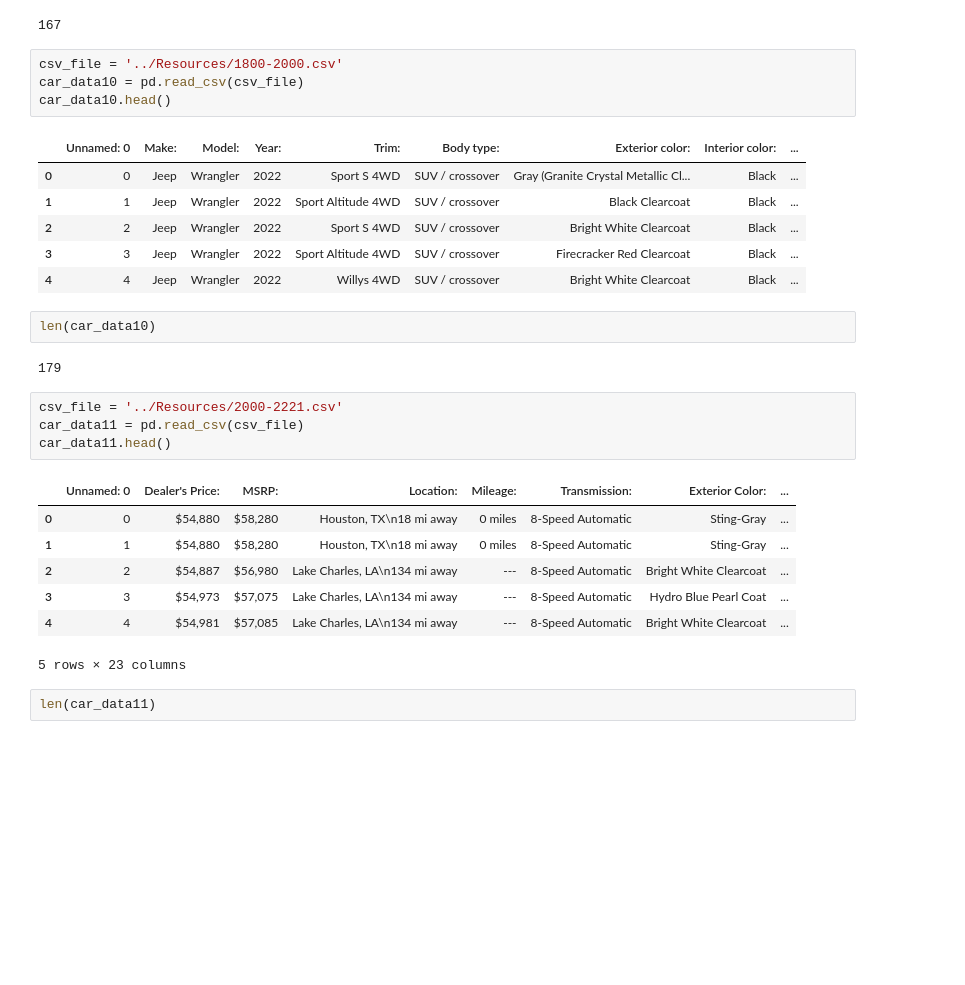
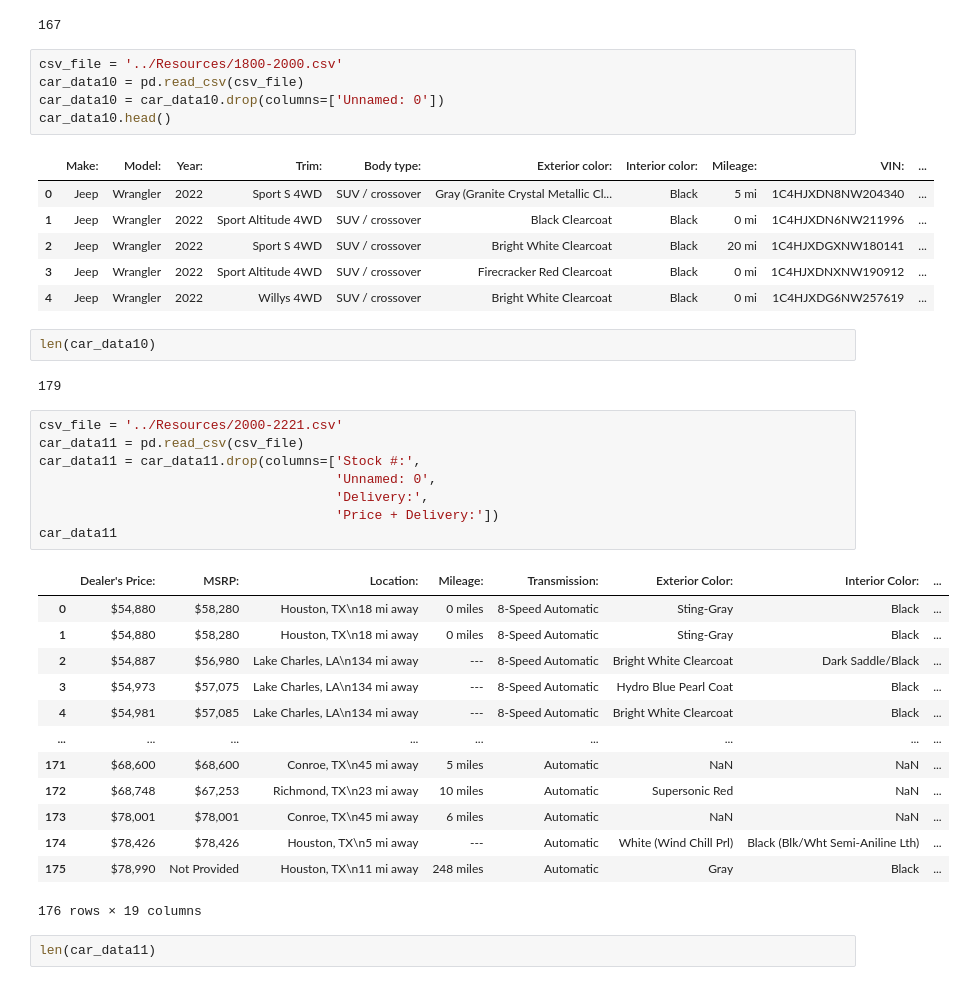
Before and after one commit to RL-Lane/Gouge, a Jupyter notebook: Notebooks/Scraping CSV's Merged.ipynb, the cells around one changed output. Drawn from its saved outputs; the diff is of its cells as text; blank space fills up the shorter version.

```diff
--- a/Notebooks/Scraping CSV's Merged.ipynb
+++ b/Notebooks/Scraping CSV's Merged.ipynb
@@ -143,14 +164,15 @@ len(car_data9)
 # %%
 csv_file = '../Resources/1800-2000.csv'
 car_data10 = pd.read_csv(csv_file)
+car_data10 = car_data10.drop(columns=['Unnamed: 0'])
 car_data10.head()
 # %% [output]
-|  | Unnamed: 0 | Make: | Model: | Year: | Trim: | Body type: | Exterior color: | Interior color: | ... |
-| 0 | 0 | Jeep | Wrangler | 2022 | Sport S 4WD | SUV / crossover | Gray (Granite Crystal Metallic Cl... | Black | ... |
-| 1 | 1 | Jeep | Wrangler | 2022 | Sport Altitude 4WD | SUV / crossover | Black Clearcoat | Black | ... |
-| 2 | 2 | Jeep | Wrangler | 2022 | Sport S 4WD | SUV / crossover | Bright White Clearcoat | Black | ... |
-| 3 | 3 | Jeep | Wrangler | 2022 | Sport Altitude 4WD | SUV / crossover | Firecracker Red Clearcoat | Black | ... |
-| 4 | 4 | Jeep | Wrangler | 2022 | Willys 4WD | SUV / crossover | Bright White Clearcoat | Black | ... |
+|  | Make: | Model: | Year: | Trim: | Body type: | Exterior color: | Interior color: | Mileage: | VIN: | ... |
+| 0 | Jeep | Wrangler | 2022 | Sport S 4WD | SUV / crossover | Gray (Granite Crystal Metallic Cl... | Black | 5 mi | 1C4HJXDN8NW204340 | ... |
+| 1 | Jeep | Wrangler | 2022 | Sport Altitude 4WD | SUV / crossover | Black Clearcoat | Black | 0 mi | 1C4HJXDN6NW211996 | ... |
+| 2 | Jeep | Wrangler | 2022 | Sport S 4WD | SUV / crossover | Bright White Clearcoat | Black | 20 mi | 1C4HJXDGXNW180141 | ... |
+| 3 | Jeep | Wrangler | 2022 | Sport Altitude 4WD | SUV / crossover | Firecracker Red Clearcoat | Black | 0 mi | 1C4HJXDNXNW190912 | ... |
+| 4 | Jeep | Wrangler | 2022 | Willys 4WD | SUV / crossover | Bright White Clearcoat | Black | 0 mi | 1C4HJXDG6NW257619 | ... |
 # %%
 len(car_data10)
 # %% [output]
@@ -158,15 +180,25 @@ len(car_data10)
 # %%
 csv_file = '../Resources/2000-2221.csv'
 car_data11 = pd.read_csv(csv_file)
-car_data11.head()
+car_data11 = car_data11.drop(columns=['Stock #:',
+                                      'Unnamed: 0',
+                                      'Delivery:',
+                                      'Price + Delivery:'])
+car_data11
 # %% [output]
-|  | Unnamed: 0 | Dealer's Price: | MSRP: | Location: | Mileage: | Transmission: | Exterior Color: | ... |
-| 0 | 0 | $54,880 | $58,280 | Houston, TX\n18 mi away | 0 miles | 8-Speed Automatic | Sting-Gray | ... |
-| 1 | 1 | $54,880 | $58,280 | Houston, TX\n18 mi away | 0 miles | 8-Speed Automatic | Sting-Gray | ... |
-| 2 | 2 | $54,887 | $56,980 | Lake Charles, LA\n134 mi away | --- | 8-Speed Automatic | Bright White Clearcoat | ... |
-| 3 | 3 | $54,973 | $57,075 | Lake Charles, LA\n134 mi away | --- | 8-Speed Automatic | Hydro Blue Pearl Coat | ... |
-| 4 | 4 | $54,981 | $57,085 | Lake Charles, LA\n134 mi away | --- | 8-Speed Automatic | Bright White Clearcoat | ... |
+|  | Dealer's Price: | MSRP: | Location: | Mileage: | Transmission: | Exterior Color: | Interior Color: | ... |
+| 0 | $54,880 | $58,280 | Houston, TX\n18 mi away | 0 miles | 8-Speed Automatic | Sting-Gray | Black | ... |
+| 1 | $54,880 | $58,280 | Houston, TX\n18 mi away | 0 miles | 8-Speed Automatic | Sting-Gray | Black | ... |
+| 2 | $54,887 | $56,980 | Lake Charles, LA\n134 mi away | --- | 8-Speed Automatic | Bright White Clearcoat | Dark Saddle/Black | ... |
+| 3 | $54,973 | $57,075 | Lake Charles, LA\n134 mi away | --- | 8-Speed Automatic | Hydro Blue Pearl Coat | Black | ... |
+| 4 | $54,981 | $57,085 | Lake Charles, LA\n134 mi away | --- | 8-Speed Automatic | Bright White Clearcoat | Black | ... |
+| ... | ... | ... | ... | ... | ... | ... | ... | ... |
+| 171 | $68,600 | $68,600 | Conroe, TX\n45 mi away | 5 miles | Automatic | NaN | NaN | ... |
+| 172 | $68,748 | $67,253 | Richmond, TX\n23 mi away | 10 miles | Automatic | Supersonic Red | NaN | ... |
+| 173 | $78,001 | $78,001 | Conroe, TX\n45 mi away | 6 miles | Automatic | NaN | NaN | ... |
+| 174 | $78,426 | $78,426 | Houston, TX\n5 mi away | --- | Automatic | White (Wind Chill Prl) | Black (Blk/Wht Semi-Aniline Lth) | ... |
+| 175 | $78,990 | Not Provided | Houston, TX\n11 mi away | 248 miles | Automatic | Gray | Black | ... |
-5 rows × 23 columns
+176 rows × 19 columns
 # %%
 len(car_data11)
 # %% [output]
```
Also changed, not shown: parts of 12 cells of this notebook.
